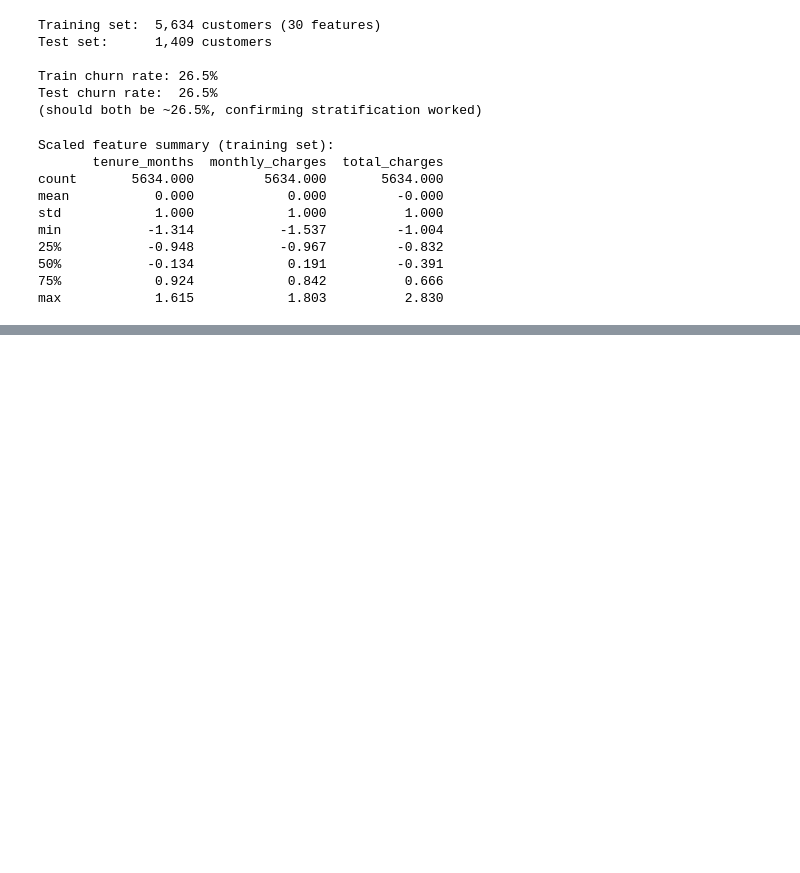
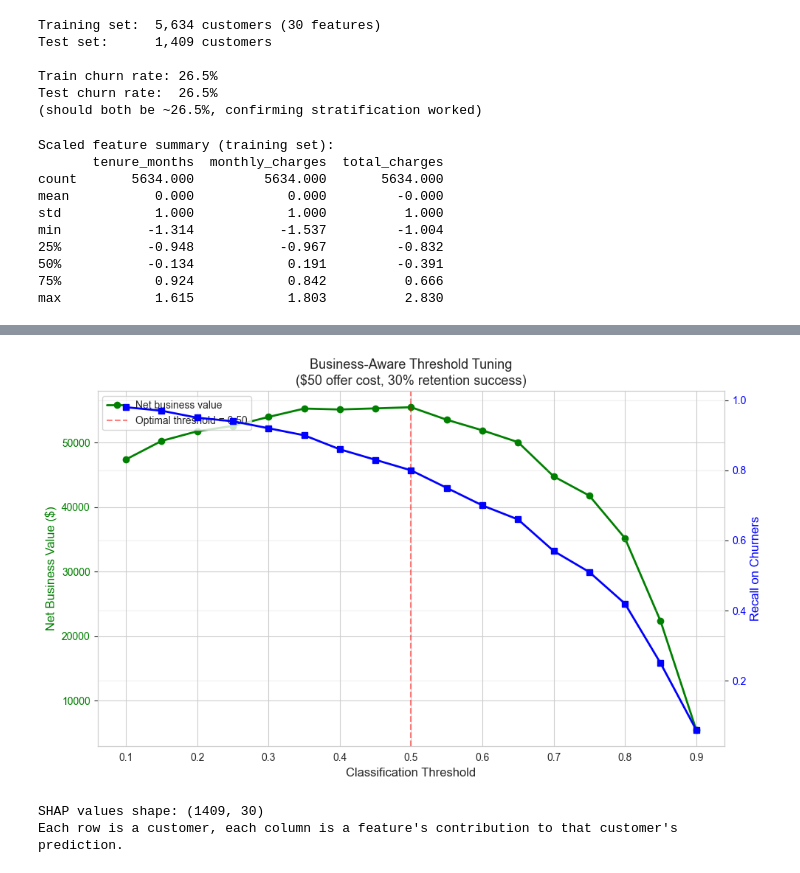
Before and after one commit to Jaswanthi-A/churn-analysis, a Jupyter notebook: notebooks/02_modeling.ipynb, the cells around one changed output, grey strips where cells are left out. Saved outputs shown, nothing was run; the diff lists cells and outputs as text; code cells hidden in the pictures; blank space fills up the shorter version.

```diff
--- a/notebooks/02_modeling.ipynb
+++ b/notebooks/02_modeling.ipynb
@@ -251,0 +642,39 @@ max            1.615            1.803          2.830
+# %%
+fig, ax1 = plt.subplots(figsize=(10, 6))
+
+ax1.plot(results_df['threshold'], results_df['net_business_value'],
+         color='green', linewidth=2, marker='o', label='Net business value')
+ax1.set_xlabel('Classification Threshold', fontsize=12)
+ax1.set_ylabel('Net Business Value ($)', fontsize=12, color='green')
+ax1.tick_params(axis='y', labelcolor='green')
+ax1.axvline(optimal_row['threshold'], linestyle='--', color='red', alpha=0.5,
+            label=f"Optimal threshold = {optimal_row['threshold']:.2f}")
+ax1.legend(loc='upper left')
+
+ax2 = ax1.twinx()
+ax2.plot(results_df['threshold'], results_df['recall'],
+         color='blue', linewidth=2, marker='s', label='Recall')
+ax2.set_ylabel('Recall on Churners', fontsize=12, color='blue')
+ax2.tick_params(axis='y', labelcolor='blue')
+
+plt.title('Business-Aware Threshold Tuning\n($50 offer cost, 30% retention success)', fontsize=13)
+plt.grid(True, alpha=0.3)
+plt.tight_layout()
+plt.show()
+# %% [output]
+[figure, added]
+# %%
+# SHAP analysis on the Logistic Regression model
+# We use the LogReg model because it won, but SHAP works on all 3.
+
+import shap
+
+# For logistic regression, LinearExplainer is fast and exact
+explainer = shap.LinearExplainer(logreg, X_train_scaled)
+shap_values = explainer.shap_values(X_test_scaled)
+
+print(f"SHAP values shape: {shap_values.shape}")
+print("Each row is a customer, each column is a feature's contribution to that customer's prediction.")
+# %% [output]
+SHAP values shape: (1409, 30)
+Each row is a customer, each column is a feature's contribution to that customer's prediction.
```
Also changed, not shown: parts of 13 cells of this notebook, 1 other file.
